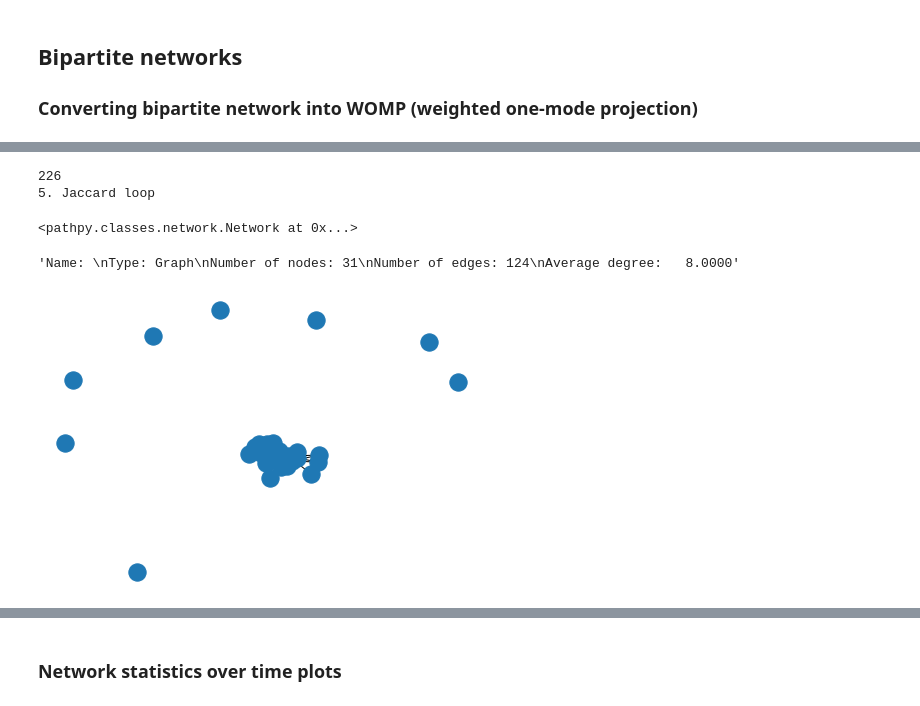
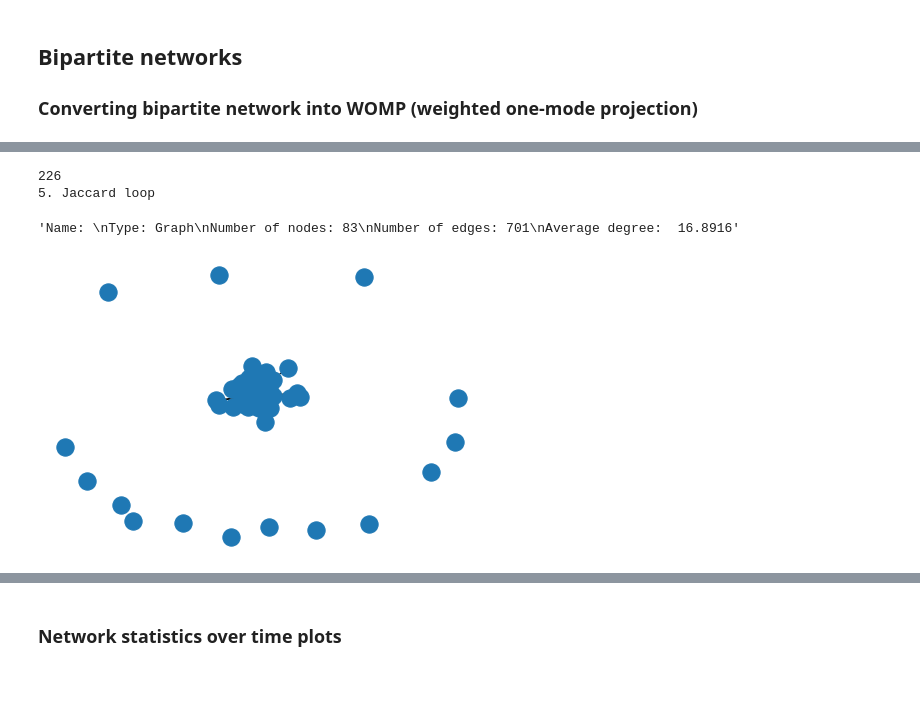
Before and after one commit to csepanyij/master-thesis, a Jupyter notebook: notebooks/static_nets_gambit.ipynb, the cells around one changed output, grey strips where cells are left out. Cells and saved outputs as stored; diff of their text form; code cells hidden in the pictures.

Commit message:
pandas sna plots

```diff
--- a/notebooks/static_nets_gambit.ipynb
+++ b/notebooks/static_nets_gambit.ipynb
@@ -25,6 +25,7 @@ import gambit
 #git_repo_url = 'https://github.com/microsoft/cntk'
 #git_repo_url = 'https://github.com/bytecodealliance/wasmtime'
 git_repo_url = 'https://github.com/pandas-dev/pandas.git'
+#git_repo_url = 'https://github.com/curl/curl.git'
 #git_repo_url = 'https://github.com/networkx/networkx.git'
 #git_repo_url = 'https://github.com/numpy/numpy.git'
 #git_repo_url = 'https://github.com/deepcharles/ruptures.git'
@@ -32,5 +33,5 @@ git_repo_url = 'https://github.com/pandas-dev/pandas.git'
 repo_name = 'pandas'
 local_directory = '.'
 git_repo_dir = 'repos/{r}4analysis'.format(r=repo_name)
-sqlite_db_file = 'databases/{r}/{r}_rename.db'.format(r=repo_name)
-#sqlite_db_file = 'databases/{r}/{r}.db'.format(r=repo_name)
+#sqlite_db_file = 'databases/{r}/{r}/{r}.db'.format(r=repo_name)
+sqlite_db_file = 'databases/{r}/{r}.db'.format(r=repo_name)
@@ -277,8 +279,8 @@ n6 = collab_network(sqlite_db_file, git_repo_dir, t, node_info, datetime(2014, 1
 # %%
 t, node_info, edge_info = git2net.get_bipartite_network(sqlite_db_file, time_from=datetime(2019, 1, 1), time_to=datetime(2021, 3, 31))
 # %%
-sqlite_db_file = 'databases/pandas/pandas.db'
-n = pp.Network.from_temporal_network(t, min_time=int(datetime.timestamp(datetime(2021, 1, 31))), max_time=int(datetime.timestamp(datetime(2021, 2, 15))))
+#sqlite_db_file = 'databases/pandas/pandas.db'
+n = pp.Network.from_temporal_network(t, min_time=int(datetime.timestamp(datetime(2020, 9, 1))), max_time=int(datetime.timestamp(datetime(2020, 10, 1))))
 style = {
     #'edge_arrows': False,
     #'node_size': {v: 3+u['WiL'] for v,u in n.nodes.items()},
@@ -294,16 +294,13 @@ pp.visualisation.plot(n, **style)
 # %%
 duplicate_files = duplicate_filenames(git_repo_dir)
-nj = collab_network_jaccard(sqlite_db_file, git_repo_dir, t, node_info, datetime(2021, 1, 31), datetime(2021, 2, 15), duplicate_files, True)
+nj = collab_network_jaccard(sqlite_db_file, git_repo_dir, t, node_info, datetime(2020, 10, 1), datetime(2020, 11, 1), duplicate_files, True)
 #n = collab_network(sqlite_db_file, git_repo_dir, t, node_info, datetime(2020, 1, 31), datetime(2020, 2, 28), True)
 nj
+G = pathpy_to_networkx(nj)
+nx.draw(G)
+nx.info(G)
 # %% [output]
 226
 5. Jaccard loop
-<pathpy.classes.network.Network at 0x...>
+'Name: \nType: Graph\nNumber of nodes: 83\nNumber of edges: 701\nAverage degree:  16.8916'
+[figure, added]
-# %%
-G = pathpy_to_networkx(nj)
-nx.draw(G)
-nx.info(G)
-# %% [output]
-'Name: \nType: Graph\nNumber of nodes: 31\nNumber of edges: 124\nAverage degree:   8.0000'
-[figure, removed]
```
Also changed, not shown: parts of 31 cells of this notebook, 3 other files.
